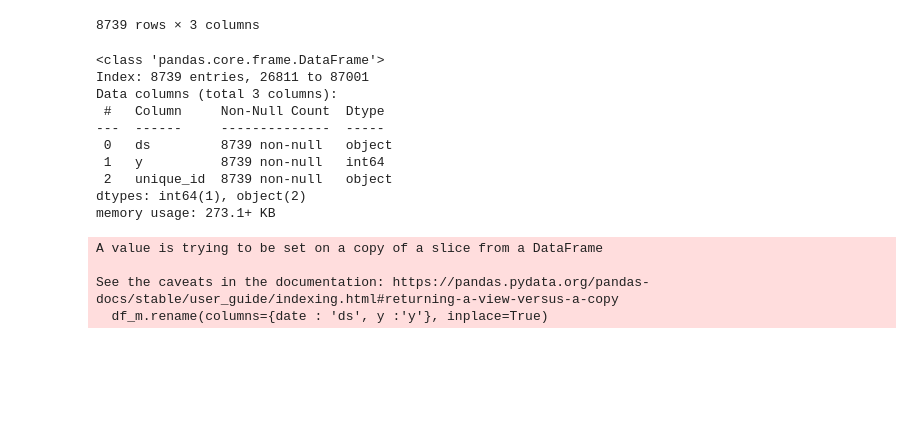
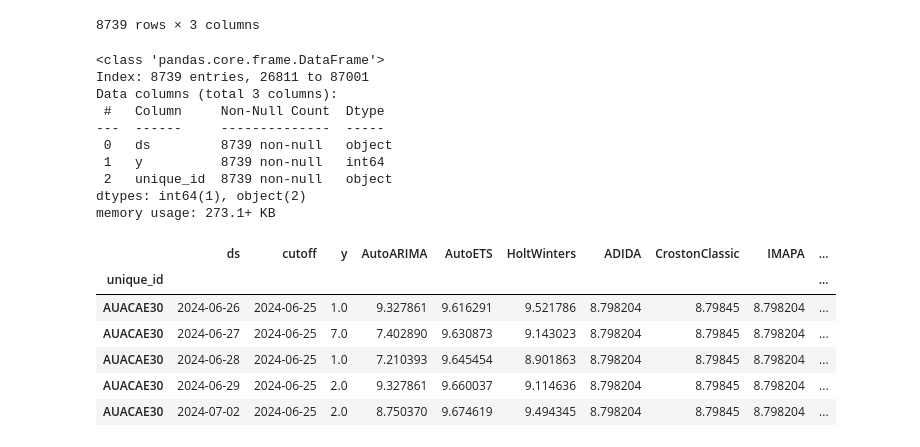
Before and after one commit to luemartinezro/ujueta_project, a Jupyter notebook: mod_data_apilada.ipynb, the cells around one changed output. Drawn from its saved outputs; the diff is of its cells as text; code cells hidden in the pictures; blank space fills up the shorter version.

```diff
--- a/mod_data_apilada.ipynb
+++ b/mod_data_apilada.ipynb
@@ -154,13 +154,13 @@ data_highdda
 
 #-- Dato de ejemplo para función
 
-def data_sf(df=data_highdda, date = 'docdate', y = 'cantidad'):
-    df_m = df[[date, y]]
-    df_m.rename(columns={date : 'ds', y :'y'}, inplace=True)
-    df_m['unique_id'] = 'codigo_articulo'
+def data_sf(df, date = 'docdate', y = 'cantidad', unique_id = 'codigo_articulo'):
+    df_m = df[[date, y, unique_id]]
+    df_m.rename(columns={date : 'ds', y :'y', unique_id: 'unique_id'}, inplace=True)
+
     return df_m
 
-df_m = data_sf(df=data_highdda, date = 'docdate', y = 'cantidad')
+df_m = data_sf(data_highdda, date = 'docdate', y = 'cantidad', unique_id = 'codigo_articulo')
 df_m
 df_m.info()
 # %% [output]
@@ -174,10 +174,6 @@ Data columns (total 3 columns):
  2   unique_id  8739 non-null   object
 dtypes: int64(1), object(2)
 memory usage: 273.1+ KB
-A value is trying to be set on a copy of a slice from a DataFrame
-
-See the caveats in the documentation: https://pandas.pydata.org/pandas-docs/stable/user_guide/indexing.html#returning-a-view-versus-a-copy
-  df_m.rename(columns={date : 'ds', y :'y'}, inplace=True)
 # %%
 #========================================================================================================================================
 # Colección de modelos
@@ -231,17 +227,23 @@ sf = StatsForecast(
 # %%
 # Cross Validation
 from functools import partial
 from utilsforecast.evaluation import evaluate
 from utilsforecast.losses import mape, mase, mse, smape
 
 crossvaldation_df = sf.cross_validation(
     df=df_m,
     h=horizon,
     step_size=horizon,
     n_windows=3
 )
-
-crossvaldation_df.head()
+# %% [output]
+|  | ds | cutoff | y | AutoARIMA | AutoETS | HoltWinters | ADIDA | CrostonClassic | IMAPA | ... |
+| unique_id |  |  |  |  |  |  |  |  |  | ... |
+| AUACAE30 | 2024-06-26 | 2024-06-25 | 1.0 | 9.327861 | 9.616291 | 9.521786 | 8.798204 | 8.79845 | 8.798204 | ... |
+| AUACAE30 | 2024-06-27 | 2024-06-25 | 7.0 | 7.402890 | 9.630873 | 9.143023 | 8.798204 | 8.79845 | 8.798204 | ... |
+| AUACAE30 | 2024-06-28 | 2024-06-25 | 1.0 | 7.210393 | 9.645454 | 8.901863 | 8.798204 | 8.79845 | 8.798204 | ... |
+| AUACAE30 | 2024-06-29 | 2024-06-25 | 2.0 | 9.327861 | 9.660037 | 9.114636 | 8.798204 | 8.79845 | 8.798204 | ... |
+| AUACAE30 | 2024-07-02 | 2024-06-25 | 2.0 | 8.750370 | 9.674619 | 9.494345 | 8.798204 | 8.79845 | 8.798204 | ... |
 # %%
 def evaluate_cross_validation(df, metric):
     models = df.drop(columns=['unique_id', 'ds', 'cutoff', 'y'], errors='ignore').columns.tolist()
```
Also changed, not shown: parts of 1 cell of this notebook.
